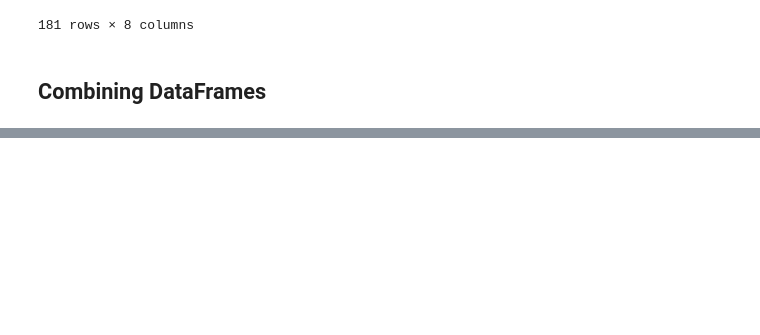
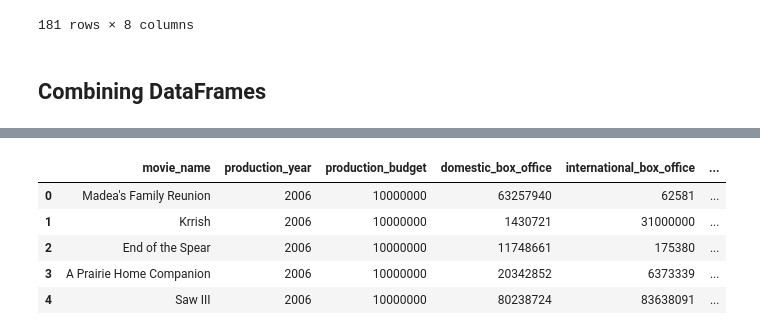
Before and after one commit to melodygr/microsoft_movie_analysis, a Jupyter notebook: DataCleaning.ipynb, the cells around one changed output, grey strips where cells are left out. Saved outputs shown, nothing was run; the diff lists cells and outputs as text; code cells hidden in the pictures; blank space fills up the shorter version.

```diff
--- a/DataCleaning.ipynb
+++ b/DataCleaning.ipynb
@@ -234,0 +255,10 @@ opus.head()
+# %%
+opus = opus.drop(columns = ['movie_odid', 'rating', 'creative_type', 'source', 'production_method', 'genre', 'sequel', 'running_time'])
+opus.head()
+# %% [output]
+|  | movie_name | production_year | production_budget | domestic_box_office | international_box_office | ... |
+| 0 | Madea's Family Reunion | 2006 | 10000000 | 63257940 | 62581 | ... |
+| 1 | Krrish | 2006 | 10000000 | 1430721 | 31000000 | ... |
+| 2 | End of the Spear | 2006 | 10000000 | 11748661 | 175380 | ... |
+| 3 | A Prairie Home Companion | 2006 | 10000000 | 20342852 | 6373339 | ... |
+| 4 | Saw III | 2006 | 10000000 | 80238724 | 83638091 | ... |
```
Also changed, not shown: parts of 12 cells of this notebook, 2 other files.
